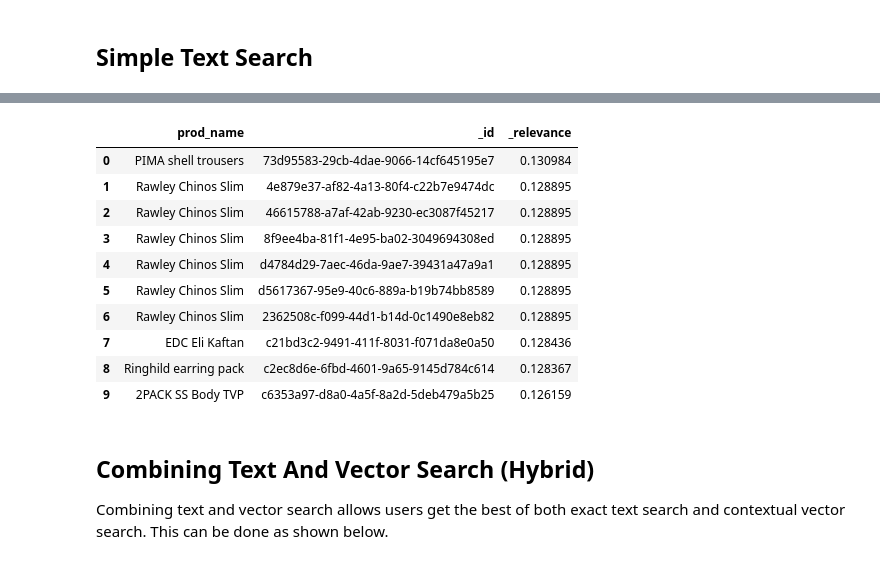
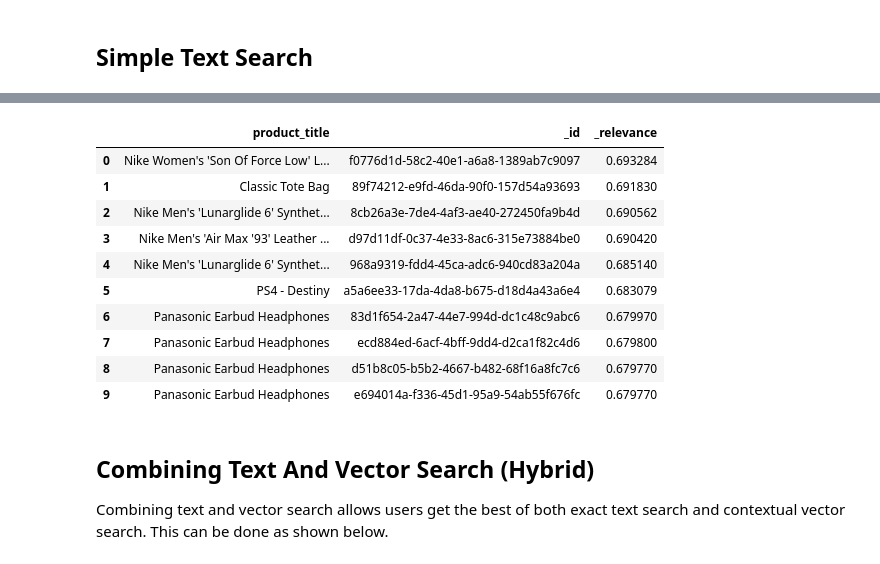
Before and after one commit to RelevanceAI/relevanceai, a Jupyter notebook: guides/advanced_search_guide.ipynb, the cells around one changed output, grey strips where cells are left out. Saved outputs shown, nothing was run; the diff lists cells and outputs as text; code cells hidden in the pictures.

```diff
--- a/guides/advanced_search_guide.ipynb
+++ b/guides/advanced_search_guide.ipynb
@@ -35,22 +108,57 @@ pd.DataFrame(results['results'])
+# %%
+import torch
+import clip
+import requests
+from PIL import Image
+
+device = "cuda" if torch.cuda.is_available() else "cpu"
+model, preprocess = clip.load("ViT-B/32", device=device)
+
+# First - let's encode the image based on CLIP
+def encode_image(image):
+    # Let us download the image and then preprocess it
+    image = preprocess(Image.open(requests.get(image, stream=True).raw)).unsqueeze(0).to(device)
+    # We then feed our processed image through the neural net to get a vector
+    with torch.no_grad():
+      image_features = model.encode_image(image)
+    # Lastly we convert it to a list so that we can send it through the SDK
+    return image_features.tolist()[0]
+
+# Next - let's encode text based on CLIP
+def encode_text(text):
+    # let us get text and then tokenize it
+    text = clip.tokenize([text]).to(device)
+    # We then feed our processed text through the neural net to get a vector
+    with torch.no_grad():
+        text_features = model.encode_text(text)
+    return text_features.tolist()[0]
 # %%
-# Create a simple mock vector for now
-vector = [1e-7] * 512
-results = ds.advanced_search(vector_search_query=[
-    {"vector":vector,"field":'prod_name_use_vector_'}
-], select_fields=['prod_name'])
+
+# Encoding the query
+query_vector = encode_text('nike')
+
+results = ds.advanced_search(
+    vector_search_query=[
+    {
+      "vector": query_vector,
+      "field":'product_title_clip_vector_'
+     }
+],
+select_fields=['product_title'])
+
 pd.DataFrame(results['results'])
 # %% [output]
-|  | prod_name | _id | _relevance |
-| 0 | PIMA shell trousers | 73d95583-29cb-4dae-9066-14cf645195e7 | 0.130984 |
-| 1 | Rawley Chinos Slim | 4e879e37-af82-4a13-80f4-c22b7e9474dc | 0.128895 |
-| 2 | Rawley Chinos Slim | 46615788-a7af-42ab-9230-ec3087f45217 | 0.128895 |
-| 3 | Rawley Chinos Slim | 8f9ee4ba-81f1-4e95-ba02-3049694308ed | 0.128895 |
-| 4 | Rawley Chinos Slim | d4784d29-7aec-46da-9ae7-39431a47a9a1 | 0.128895 |
-| 5 | Rawley Chinos Slim | d5617367-95e9-40c6-889a-b19b74bb8589 | 0.128895 |
-| 6 | Rawley Chinos Slim | 2362508c-f099-44d1-b14d-0c1490e8eb82 | 0.128895 |
-| 7 | EDC Eli Kaftan | c21bd3c2-9491-411f-8031-f071da8e0a50 | 0.128436 |
-| 8 | Ringhild earring pack | c2ec8d6e-6fbd-4601-9a65-9145d784c614 | 0.128367 |
-| 9 | 2PACK SS Body TVP | c6353a97-d8a0-4a5f-8a2d-5deb479a5b25 | 0.126159 |
+|  | product_title | _id | _relevance |
+| 0 | Nike Women's 'Son Of Force Low' L... | f0776d1d-58c2-40e1-a6a8-1389ab7c9097 | 0.693284 |
+| 1 | Classic Tote Bag | 89f74212-e9fd-46da-90f0-157d54a93693 | 0.691830 |
+| 2 | Nike Men's 'Lunarglide 6' Synthet... | 8cb26a3e-7de4-4af3-ae40-272450fa9b4d | 0.690562 |
+| 3 | Nike Men's 'Air Max '93' Leather ... | d97d11df-0c37-4e33-8ac6-315e73884be0 | 0.690420 |
+| 4 | Nike Men's 'Lunarglide 6' Synthet... | 968a9319-fdd4-45ca-adc6-940cd83a204a | 0.685140 |
+| 5 | PS4 - Destiny | a5a6ee33-17da-4da8-b675-d18d4a43a6e4 | 0.683079 |
+| 6 | Panasonic Earbud Headphones | 83d1f654-2a47-44e7-994d-dc1c48c9abc6 | 0.679970 |
+| 7 | Panasonic Earbud Headphones | ecd884ed-6acf-4bff-9dd4-d2ca1f82c4d6 | 0.679800 |
+| 8 | Panasonic Earbud Headphones | d51b8c05-b5b2-4667-b482-68f16a8fc7c6 | 0.679770 |
+| 9 | Panasonic Earbud Headphones | e694014a-f336-45d1-95a9-54ab55f676fc | 0.679770 |
 # %% [markdown]
 ## Combining Text And Vector Search (Hybrid)
 
```
Also changed, not shown: parts of 18 cells of this notebook.
